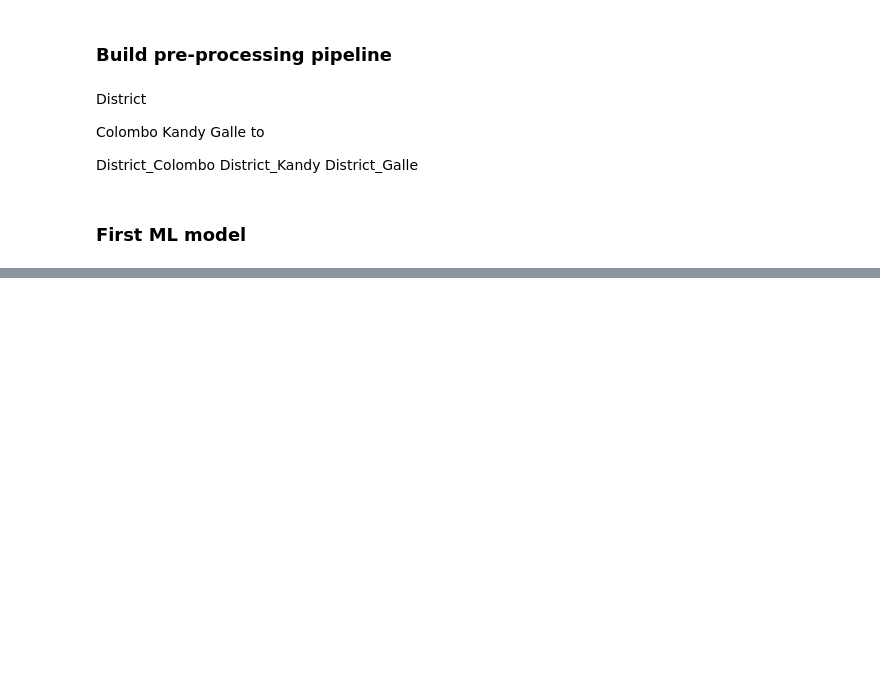
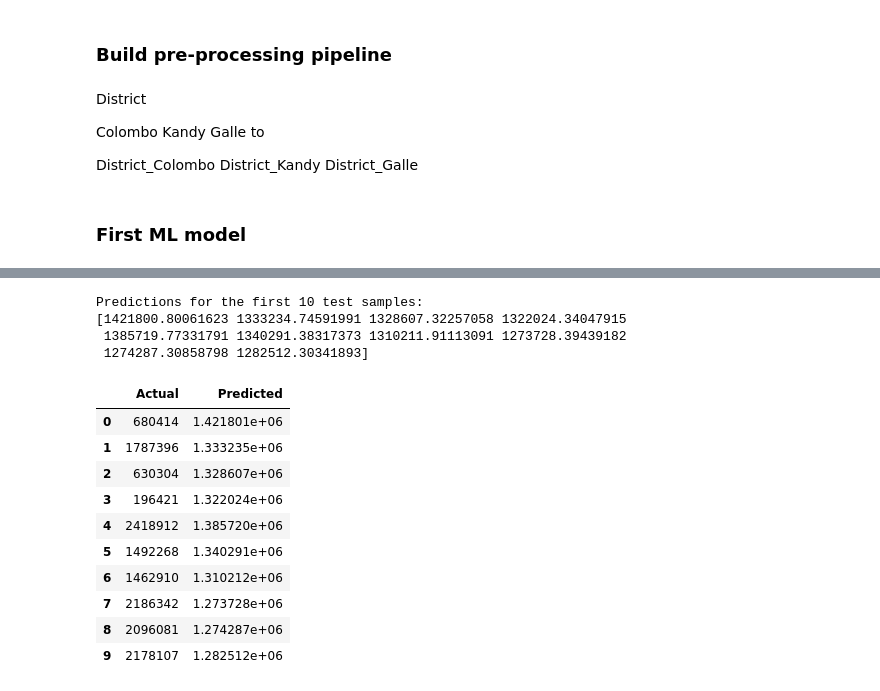
Before and after one commit to DhaneeraDulvanya/Sri-Lankan-Land-Price-Prediction-and-Real-Estate-Market-Analysis-System, a Jupyter notebook: notebooks/01_data_understandings.ipynb, the cells around one changed output, grey strips where cells are left out. Saved outputs shown, nothing was run; the diff lists cells and outputs as text; code cells hidden in the pictures; blank space fills up the shorter version.

Commit message:
compare actual and predicted values in linear regression

```diff
--- a/notebooks/01_data_understandings.ipynb
+++ b/notebooks/01_data_understandings.ipynb
@@ -867,3 +867,5 @@ linear_model = Pipeline(
         ("model", LinearRegression() )
     ]
 )
+# %%
+linear_model.fit(X_train, y_train)
@@ -869,0 +882,32 @@ linear_model = Pipeline(
+# %%
+# make predictions
+
+y_pred_linear = linear_model.predict(X_test)
+
+print("Predictions for the first 10 test samples: ")
+print(y_pred_linear[:10])
+# %% [output]
+Predictions for the first 10 test samples:
+[1421800.80061623 1333234.74591991 1328607.32257058 1322024.34047915
+ 1385719.77331791 1340291.38317373 1310211.91113091 1273728.39439182
+ 1274287.30858798 1282512.30341893]
+# %%
+# comparison
+comparison = pd.DataFrame({
+    "Actual": y_test.values[:10],
+    "Predicted": y_pred_linear[:10]
+})
+
+comparison
+# %% [output]
+|  | Actual | Predicted |
+| 0 | 680414 | 1.421801e+06 |
+| 1 | 1787396 | 1.333235e+06 |
+| 2 | 630304 | 1.328607e+06 |
+| 3 | 196421 | 1.322024e+06 |
+| 4 | 2418912 | 1.385720e+06 |
+| 5 | 1492268 | 1.340291e+06 |
+| 6 | 1462910 | 1.310212e+06 |
+| 7 | 2186342 | 1.273728e+06 |
+| 8 | 2096081 | 1.274287e+06 |
+| 9 | 2178107 | 1.282512e+06 |
```
Also changed, not shown: parts of 1 cell of this notebook.
